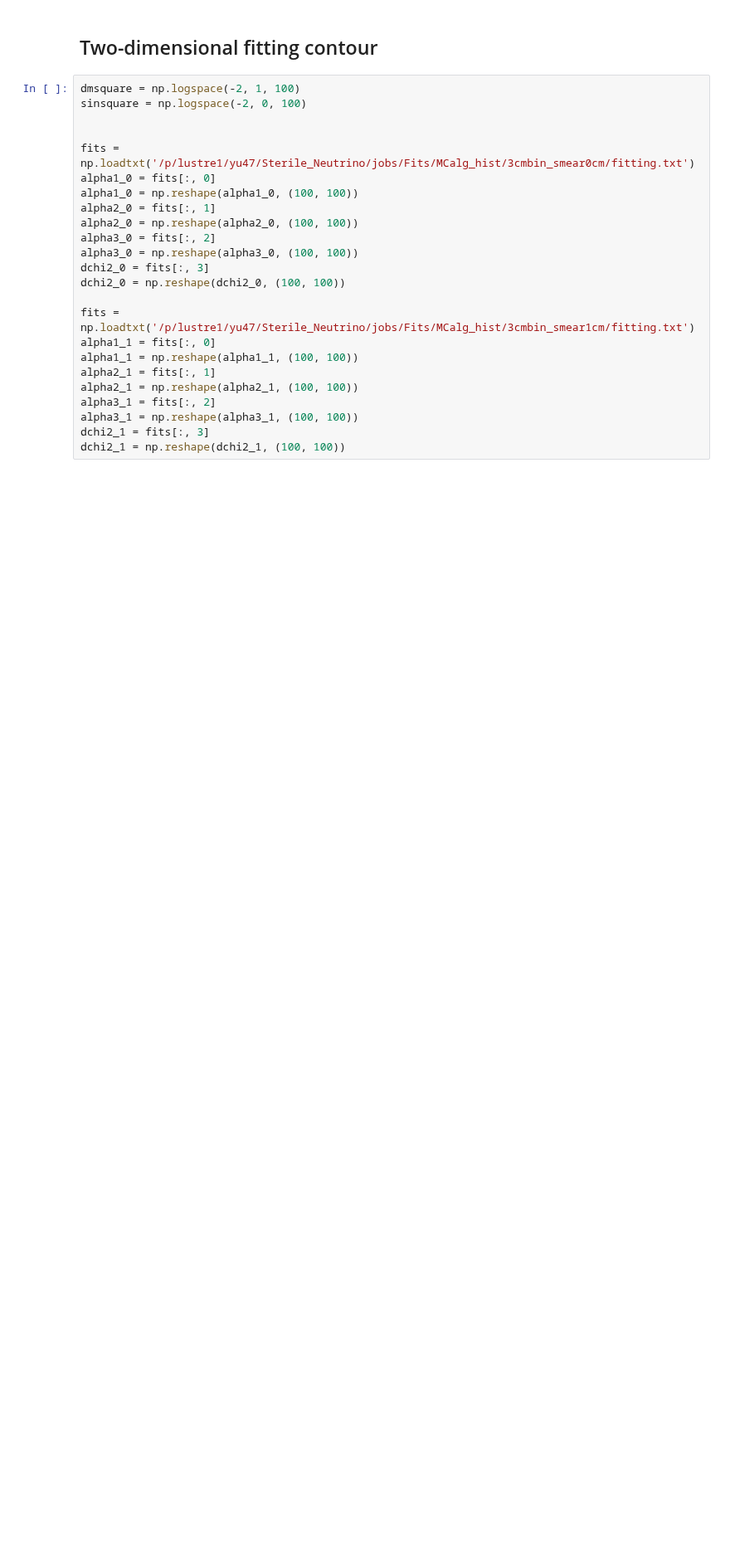
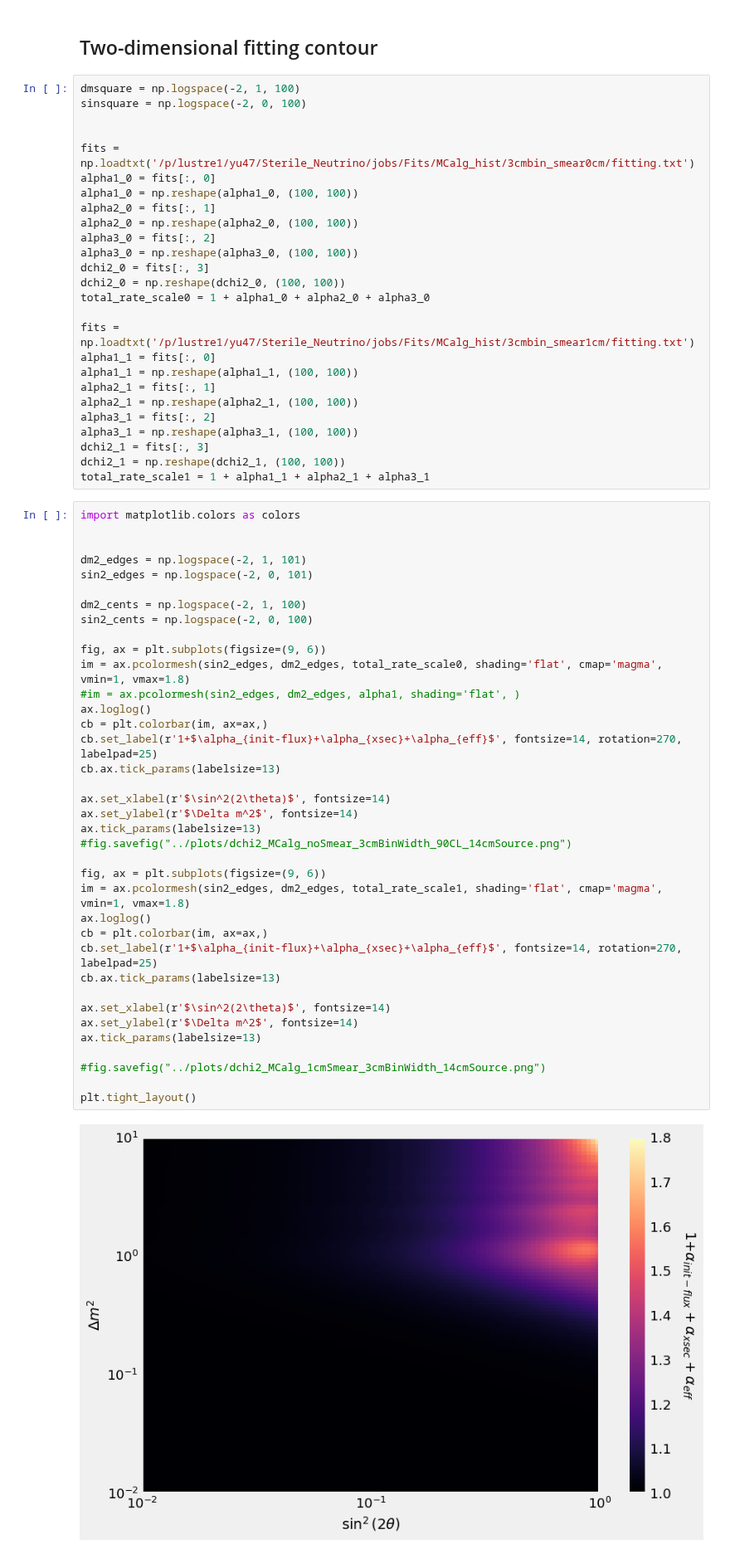
Before and after one commit to YMTheory/sensitivity, a Jupyter notebook: notebooks/test_fitting.ipynb, the cells around one changed output. Shown at 83% size. Saved outputs shown, nothing was run; the diff lists cells and outputs as text; blank space fills up the shorter version.

```diff
--- a/notebooks/test_fitting.ipynb
+++ b/notebooks/test_fitting.ipynb
@@ -72,6 +45,7 @@ alpha3_0 = fits[:, 2]
 alpha3_0 = np.reshape(alpha3_0, (100, 100))
 dchi2_0 = fits[:, 3]
 dchi2_0 = np.reshape(dchi2_0, (100, 100))
+total_rate_scale0 = 1 + alpha1_0 + alpha2_0 + alpha3_0
 
 fits = np.loadtxt('/p/lustre1/yu47/Sterile_Neutrino/jobs/Fits/MCalg_hist/3cmbin_smear1cm/fitting.txt')
 alpha1_1 = fits[:, 0]
@@ -82,3 +56,43 @@ alpha3_1 = fits[:, 2]
 alpha3_1 = np.reshape(alpha3_1, (100, 100))
 dchi2_1 = fits[:, 3]
 dchi2_1 = np.reshape(dchi2_1, (100, 100))
+total_rate_scale1 = 1 + alpha1_1 + alpha2_1 + alpha3_1
+# %%
+import matplotlib.colors as colors
+
+
+dm2_edges = np.logspace(-2, 1, 101)
+sin2_edges = np.logspace(-2, 0, 101)
+
+dm2_cents = np.logspace(-2, 1, 100)
+sin2_cents = np.logspace(-2, 0, 100)
+
+fig, ax = plt.subplots(figsize=(9, 6))
+im = ax.pcolormesh(sin2_edges, dm2_edges, total_rate_scale0, shading='flat', cmap='magma', vmin=1, vmax=1.8)
+#im = ax.pcolormesh(sin2_edges, dm2_edges, alpha1, shading='flat', )
+ax.loglog()
+cb = plt.colorbar(im, ax=ax,)
+cb.set_label(r'1+$\alpha_{init-flux}+\alpha_{xsec}+\alpha_{eff}$', fontsize=14, rotation=270, labelpad=25)
+cb.ax.tick_params(labelsize=13)
+
+ax.set_xlabel(r'$\sin^2(2\theta)$', fontsize=14)
+ax.set_ylabel(r'$\Delta m^2$', fontsize=14)
+ax.tick_params(labelsize=13)
+#fig.savefig("../plots/dchi2_MCalg_noSmear_3cmBinWidth_90CL_14cmSource.png")
+
+fig, ax = plt.subplots(figsize=(9, 6))
+im = ax.pcolormesh(sin2_edges, dm2_edges, total_rate_scale1, shading='flat', cmap='magma', vmin=1, vmax=1.8)
+ax.loglog()
+cb = plt.colorbar(im, ax=ax,)
+cb.set_label(r'1+$\alpha_{init-flux}+\alpha_{xsec}+\alpha_{eff}$', fontsize=14, rotation=270, labelpad=25)
+cb.ax.tick_params(labelsize=13)
+
+ax.set_xlabel(r'$\sin^2(2\theta)$', fontsize=14)
+ax.set_ylabel(r'$\Delta m^2$', fontsize=14)
+ax.tick_params(labelsize=13)
+
+#fig.savefig("../plots/dchi2_MCalg_1cmSmear_3cmBinWidth_14cmSource.png")
+
+plt.tight_layout()
+# %% [output]
+[figure, added]
```
Also changed, not shown: parts of 20 cells of this notebook.
